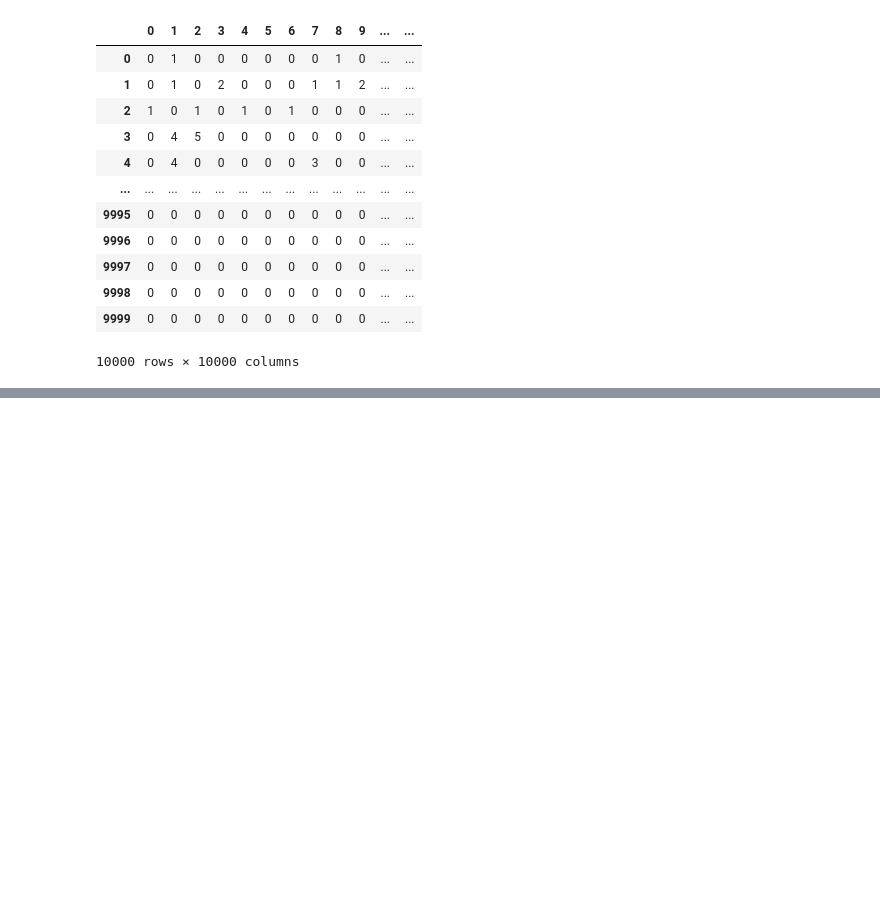
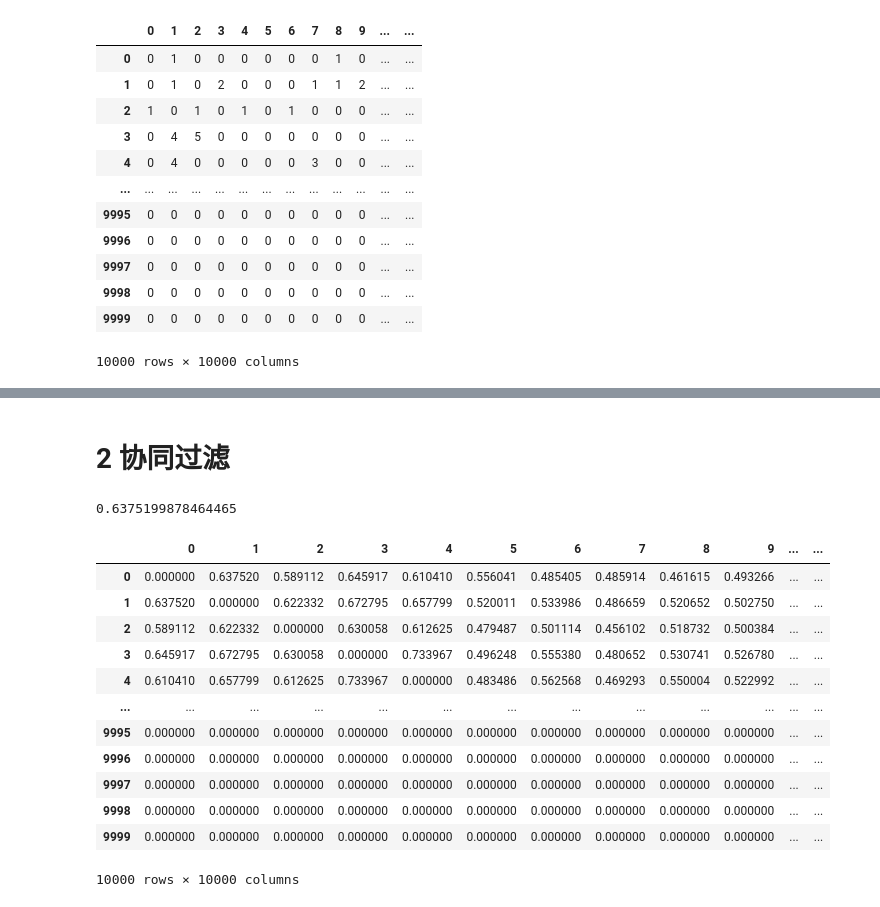
Before and after one commit to greengrassteam/BDA_PersonalizedRecommendation, a Jupyter notebook: main.ipynb, the cells around one changed output, grey strips where cells are left out. Drawn from its saved outputs; the diff is of its cells as text; code cells hidden in the pictures; blank space fills up the shorter version.

```diff
--- a/main.ipynb
+++ b/main.ipynb
@@ -102,0 +105,49 @@ user_test.head()
+# %% [markdown]
+# 2 协同过滤
+# %%
+# 计算相似度
+def sim(user1, user2):
+    '''
+    计算两个用户向量的余弦相似度
+    适配本环境请输入：user_train.iloc[0,:].values,user_train.iloc[1,:].values
+    :param user1: 用户1对所有电影打分的向量
+    :param user2: 用户2对所用电影打分的向量
+    :return: 相似度
+    '''
+    xy = sum(np.multiply(user1, user2))
+    x_v = math.sqrt(sum(x**2 for x in user1))
+    y_v = math.sqrt(sum(x**2 for x in user2))
+    ans = 0.0
+    fenmu = x_v * y_v
+    if fenmu != 0:
+        ans = xy / fenmu
+    return ans
+# 函数测试
+sim(user_train.iloc[0,:].values, user_train.iloc[1,:].values)
+# %% [output]
+0.6375199878464465
+# %%
+# 计算相似矩阵
+pd_user_sim = pd.DataFrame(np.zeros([10000, 10000], int))
+
+for i in range(0, 10000):
+    for j in range(i + 1, 10000):
+        pd_user_sim.iloc[i, j] = sim(user_train.iloc[i,:].values, user_train.iloc[j,:].values)
+        print(i, j, pd_user_sim.iloc[i, j])
+        pd_user_sim.iloc[j, i] = pd_user_sim.iloc[i, j]
+
+pd_user_sim
+# %% [output]
+|  | 0 | 1 | 2 | 3 | 4 | 5 | 6 | 7 | 8 | 9 | ... | ... |
+| 0 | 0.000000 | 0.637520 | 0.589112 | 0.645917 | 0.610410 | 0.556041 | 0.485405 | 0.485914 | 0.461615 | 0.493266 | ... | ... |
+| 1 | 0.637520 | 0.000000 | 0.622332 | 0.672795 | 0.657799 | 0.520011 | 0.533986 | 0.486659 | 0.520652 | 0.502750 | ... | ... |
+| 2 | 0.589112 | 0.622332 | 0.000000 | 0.630058 | 0.612625 | 0.479487 | 0.501114 | 0.456102 | 0.518732 | 0.500384 | ... | ... |
+| 3 | 0.645917 | 0.672795 | 0.630058 | 0.000000 | 0.733967 | 0.496248 | 0.555380 | 0.480652 | 0.530741 | 0.526780 | ... | ... |
+| 4 | 0.610410 | 0.657799 | 0.612625 | 0.733967 | 0.000000 | 0.483486 | 0.562568 | 0.469293 | 0.550004 | 0.522992 | ... | ... |
+| ... | ... | ... | ... | ... | ... | ... | ... | ... | ... | ... | ... | ... |
+| 9995 | 0.000000 | 0.000000 | 0.000000 | 0.000000 | 0.000000 | 0.000000 | 0.000000 | 0.000000 | 0.000000 | 0.000000 | ... | ... |
+| 9996 | 0.000000 | 0.000000 | 0.000000 | 0.000000 | 0.000000 | 0.000000 | 0.000000 | 0.000000 | 0.000000 | 0.000000 | ... | ... |
+| 9997 | 0.000000 | 0.000000 | 0.000000 | 0.000000 | 0.000000 | 0.000000 | 0.000000 | 0.000000 | 0.000000 | 0.000000 | ... | ... |
+| 9998 | 0.000000 | 0.000000 | 0.000000 | 0.000000 | 0.000000 | 0.000000 | 0.000000 | 0.000000 | 0.000000 | 0.000000 | ... | ... |
+| 9999 | 0.000000 | 0.000000 | 0.000000 | 0.000000 | 0.000000 | 0.000000 | 0.000000 | 0.000000 | 0.000000 | 0.000000 | ... | ... |
+10000 rows × 10000 columns
```
Also changed, not shown: parts of 9 cells of this notebook.
